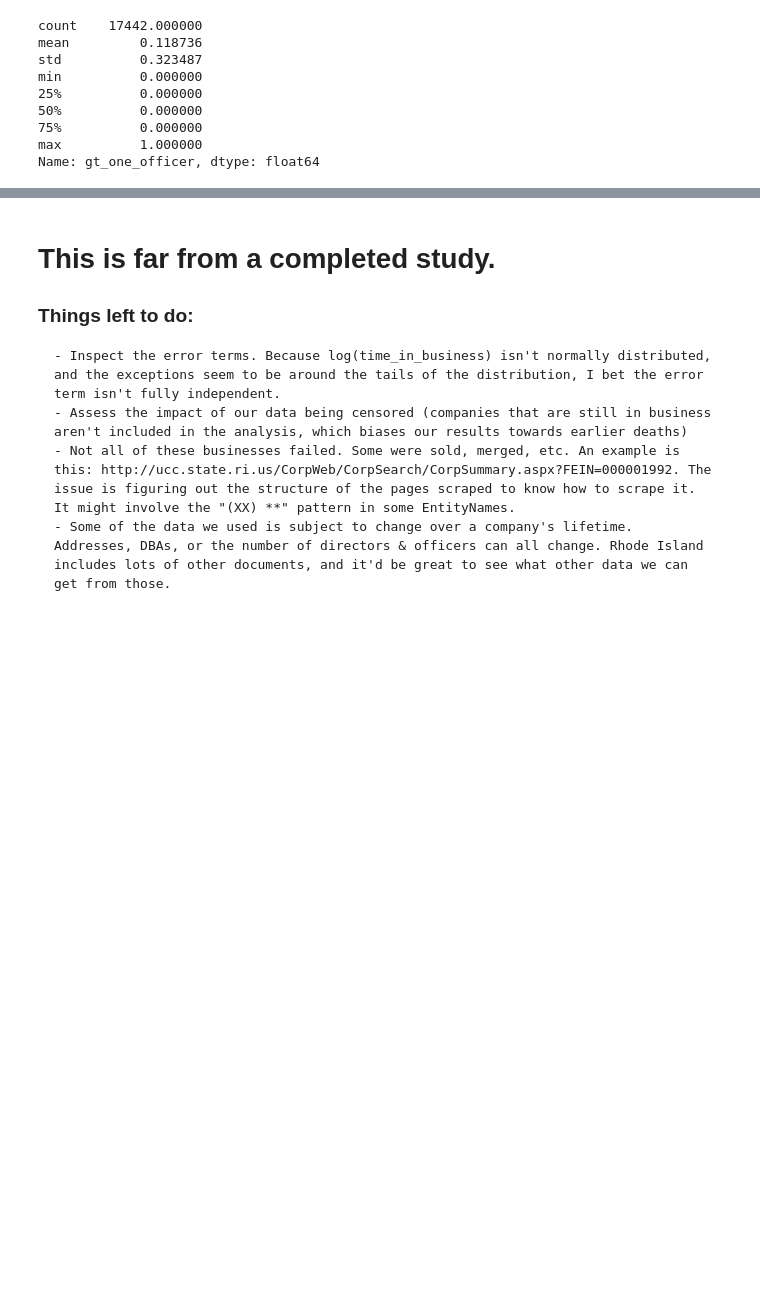
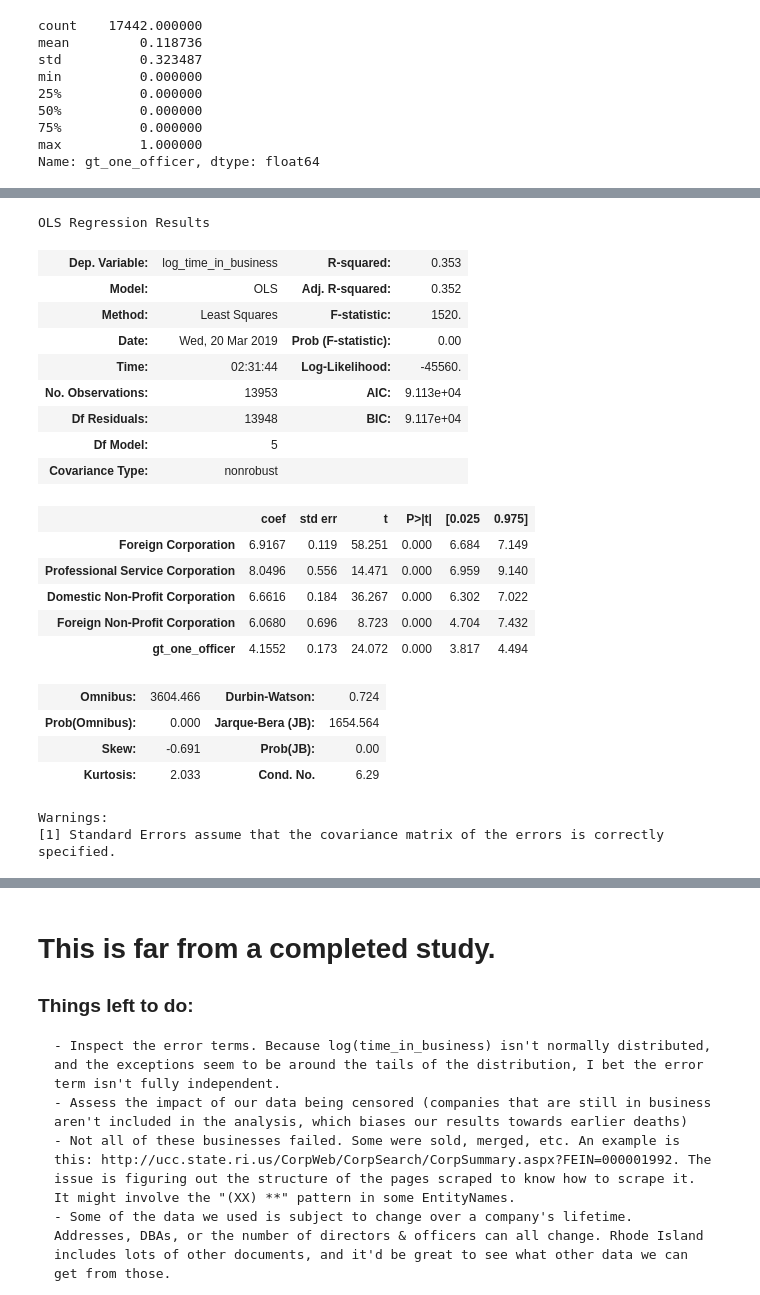
Before and after one commit to Yoyoyoyoyoyoyo/lifespan_of_companies, a Jupyter notebook: SOS_for_github.ipynb, the cells around one changed output, grey strips where cells are left out. Saved outputs shown, nothing was run; the diff lists cells and outputs as text; code cells hidden in the pictures; blank space fills up the shorter version.

```diff
--- a/SOS_for_github.ipynb
+++ b/SOS_for_github.ipynb
@@ -1488,0 +1560,38 @@ adjusted_d_and_o.describe()
+# %%
+# One quick aside: it seems like our t values are artificially inflated because I inadvertently chose the entity type
+# that goes out of business the quickest. All other entity types seem to have coefficients in a fairly small range,
+# and they may not be that different from one another, just different than Foreign Corporations.
+existing_variables = [item for item in df_with_officers_listed.EntityType.unique()] + ['gt_one_officer']
+existing_variables.remove('Domestic Profit Corporation')
+
+X_train_base2, X_test_base2, y_train_base2, y_test_base2 = train_test_split(
+                                                    df_with_officers_listed[existing_variables],
+                                                    df_with_officers_listed['log_time_in_business'],
+                                                    test_size=0.2,
+                                                    random_state=5)
+# %%
+entities_with_officers_e_net = sm.OLS(y_train_base2, X_train_base2.astype(float), L1_wt=.5)
+entities_with_officers_e_net.fit().summary()
+# %% [output]
+OLS Regression Results
+| Dep. Variable: | log_time_in_business | R-squared: | 0.353 |
+| Model: | OLS | Adj. R-squared: | 0.352 |
+| Method: | Least Squares | F-statistic: | 1520. |
+| Date: | Wed, 20 Mar 2019 | Prob (F-statistic): | 0.00 |
+| Time: | 02:31:44 | Log-Likelihood: | -45560. |
+| No. Observations: | 13953 | AIC: | 9.113e+04 |
+| Df Residuals: | 13948 | BIC: | 9.117e+04 |
+| Df Model: | 5 |  |  |
+| Covariance Type: | nonrobust |  |  |
+|  | coef | std err | t | P>|t| | [0.025 | 0.975] |
+| Foreign Corporation | 6.9167 | 0.119 | 58.251 | 0.000 | 6.684 | 7.149 |
+| Professional Service Corporation | 8.0496 | 0.556 | 14.471 | 0.000 | 6.959 | 9.140 |
+| Domestic Non-Profit Corporation | 6.6616 | 0.184 | 36.267 | 0.000 | 6.302 | 7.022 |
+| Foreign Non-Profit Corporation | 6.0680 | 0.696 | 8.723 | 0.000 | 4.704 | 7.432 |
+| gt_one_officer | 4.1552 | 0.173 | 24.072 | 0.000 | 3.817 | 4.494 |
+| Omnibus: | 3604.466 | Durbin-Watson: | 0.724 |
+| Prob(Omnibus): | 0.000 | Jarque-Bera (JB): | 1654.564 |
+| Skew: | -0.691 | Prob(JB): | 0.00 |
+| Kurtosis: | 2.033 | Cond. No. | 6.29 |
+Warnings:
+[1] Standard Errors assume that the covariance matrix of the errors is correctly specified.
```
Also changed, not shown: parts of 16 cells of this notebook.
